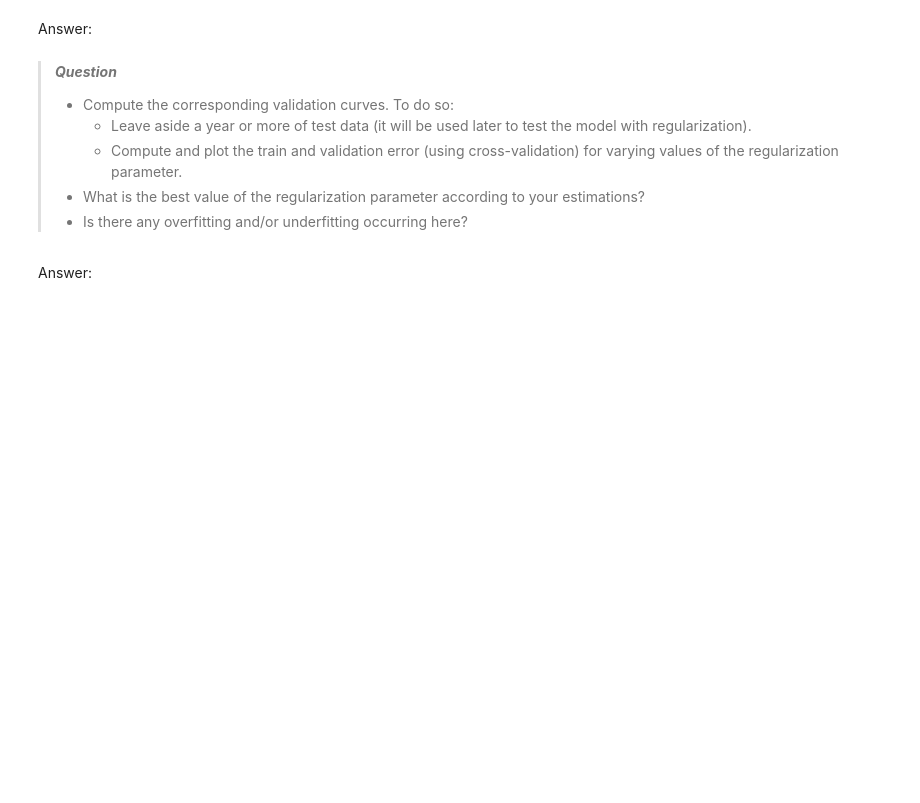
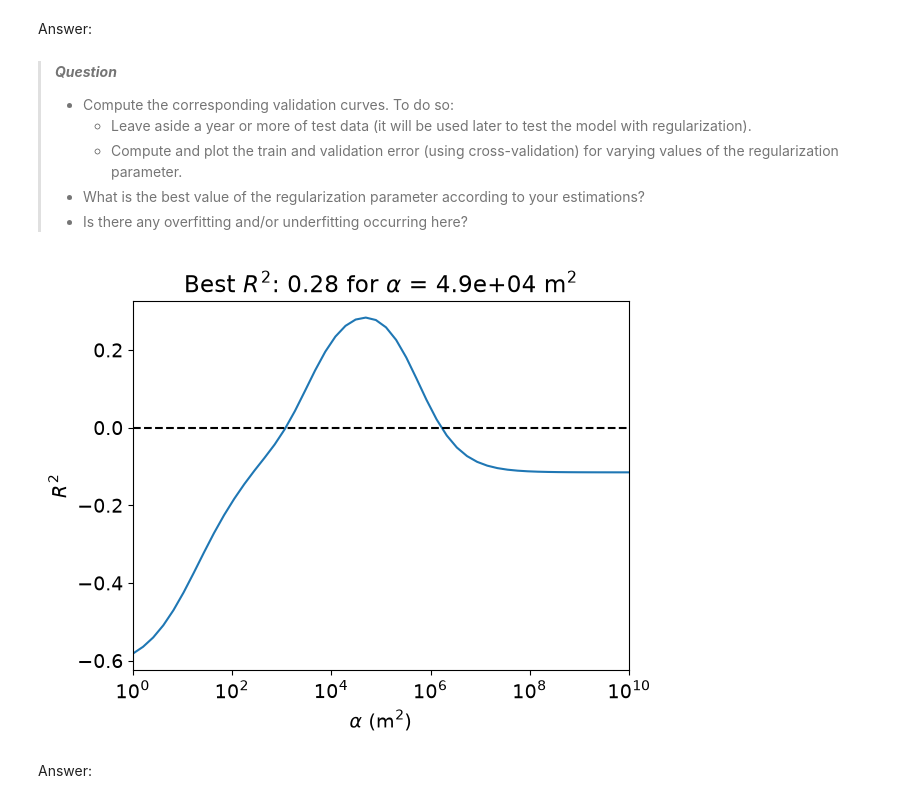
Before and after one commit to holguin2900/MEC-5107-EP-MachineLearning, a Jupyter notebook: 0-moodle/1_tutoriales/05_tutorial_regularization_selection_evaluation.ipynb, the cells around one changed output. Drawn from its saved outputs; the diff is of its cells as text; code cells hidden in the pictures; blank space fills up the shorter version.

```diff
--- a/0-moodle/1_tutoriales/05_tutorial_regularization_selection_evaluation.ipynb
+++ b/0-moodle/1_tutoriales/05_tutorial_regularization_selection_evaluation.ipynb
@@ -188,6 +255,68 @@ Answer:
 > - Is there any overfitting and/or underfitting occurring here?
 # %%
 # answer cell
+# answer cell
+# Import scikit-learn cross-validation function
+from sklearn.model_selection import cross_val_score
+
+# Number of test months
+N_TEST_YEARS = 2
+n_months_per_year = 12
+n_test = n_months_per_year * N_TEST_YEARS
+
+# Define array of regularization-parameter values
+ALPHA_RNG_RIDGE = np.logspace(0, 10, 50)
+complexity_rng = ALPHA_RNG_RIDGE
+
+# Select cross validation data
+X_cv = X[:-n_test]
+y_cv = y[:-n_test]
+
+# Select test set for later
+X_test = X[-n_test:]
+y_test = y[-n_test:]
+
+# Set number of splits for cross-validation
+n_splits_cv = n_years - n_test // n_months_per_year
+
+# Declare empty arrays in which to store r2 scores and coefficients
+r2_validation = np.empty(complexity_rng.shape)
+coefs = np.empty((len(complexity_rng), X.shape[1]))
+
+# Loop over regularization-parameter values
+for k, complexity in enumerate(complexity_rng):
+    # Define the Ridge estimator for particular regularization-parameter value
+    reg = reg_class(alpha=complexity)
+
+    # Get r2 test scores from k-fold cross-validation
+    r2_validation_arr = cross_val_score(reg, X_cv, y_cv, cv=n_splits_cv)
+
+    # Get r2 expected prediction score by averaging over test scores
+    r2_validation[k] = r2_validation_arr.mean()
+
+    # Save coefficients
+    reg.fit(X_cv, y_cv)
+    coefs[k] = reg.coef_
+
+# Get the best values of the regularization parameter, prediction R2 and coefficients
+i_best = np.argmax(r2_validation)
+complexity_best = complexity_rng[i_best]
+r2_best = r2_validation[i_best]
+coefs_best = coefs[i_best]
+
+# Plot validation curve
+complexity_label = r'$\alpha$ (m$^2$)'
+plt.figure()
+plt.plot(complexity_rng, r2_validation)
+plt.hlines(0., *complexity_rng[[0, -1]], colors='k', linestyles='--')
+plt.xscale('log')
+plt.xlabel(complexity_label)
+plt.ylabel(r'$R^2$')
+_ = plt.title(r'Best $R^2$: {:.2} for $\alpha$ = {:.1e} m$^2$'.format(
+    r2_best, complexity_best))
+_ = plt.xlim(complexity_rng[[0, -1]])
+# %% [output]
+[figure, added]
 # %% [markdown]
 Answer:
 # %% [markdown]
```
Also changed, not shown: parts of 9 cells of this notebook, 18 other files.
